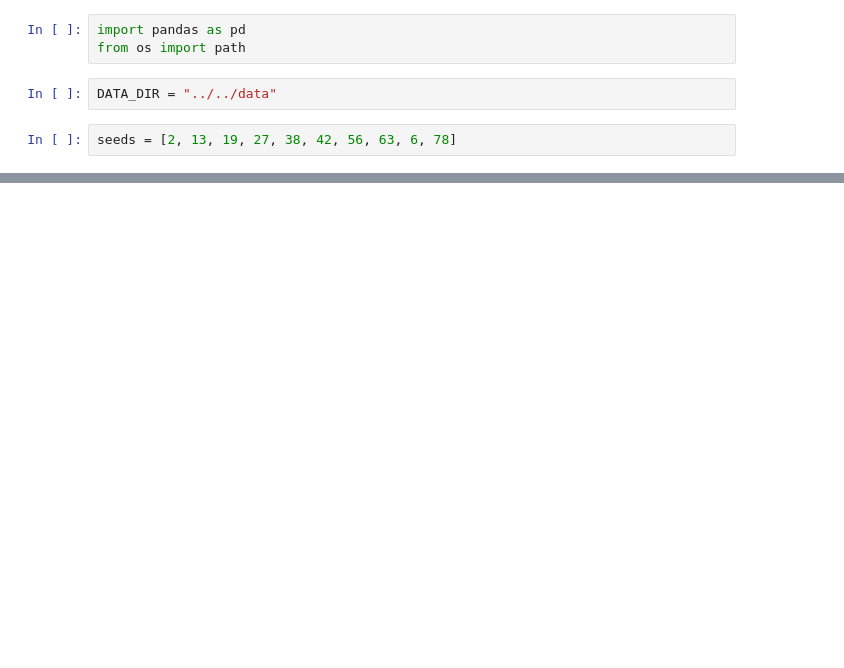
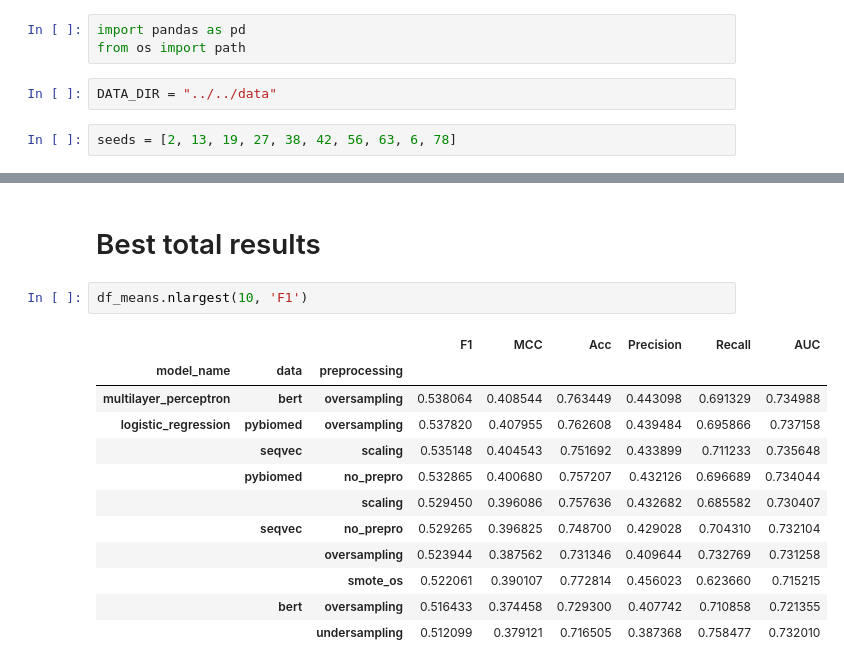
Before and after one commit to kvetab/di-pred, a Jupyter notebook: notebooks/reports/05_cross_validation_evaluation.ipynb, the cells around one changed output, grey strips where cells are left out. Drawn from its saved outputs; the diff is of its cells as text; blank space fills up the shorter version.

```diff
--- a/notebooks/reports/05_cross_validation_evaluation.ipynb
+++ b/notebooks/reports/05_cross_validation_evaluation.ipynb
@@ -57,0 +150,17 @@ df_means
+# %% [markdown]
+# Best total results
+# %%
+df_means.nlargest(10, 'F1')
+# %% [output]
+|  |  |  | F1 | MCC | Acc | Precision | Recall | AUC |
+| model_name | data | preprocessing |  |  |  |  |  |  |
+| multilayer_perceptron | bert | oversampling | 0.538064 | 0.408544 | 0.763449 | 0.443098 | 0.691329 | 0.734988 |
+| logistic_regression | pybiomed | oversampling | 0.537820 | 0.407955 | 0.762608 | 0.439484 | 0.695866 | 0.737158 |
+|  | seqvec | scaling | 0.535148 | 0.404543 | 0.751692 | 0.433899 | 0.711233 | 0.735648 |
+|  | pybiomed | no_prepro | 0.532865 | 0.400680 | 0.757207 | 0.432126 | 0.696689 | 0.734044 |
+|  |  | scaling | 0.529450 | 0.396086 | 0.757636 | 0.432682 | 0.685582 | 0.730407 |
+|  | seqvec | no_prepro | 0.529265 | 0.396825 | 0.748700 | 0.429028 | 0.704310 | 0.732104 |
+|  |  | oversampling | 0.523944 | 0.387562 | 0.731346 | 0.409644 | 0.732769 | 0.731258 |
+|  |  | smote_os | 0.522061 | 0.390107 | 0.772814 | 0.456023 | 0.623660 | 0.715215 |
+|  | bert | oversampling | 0.516433 | 0.374458 | 0.729300 | 0.407742 | 0.710858 | 0.721355 |
+|  |  | undersampling | 0.512099 | 0.379121 | 0.716505 | 0.387368 | 0.758477 | 0.732010 |
```
Also changed, not shown: parts of 17 cells of this notebook.
